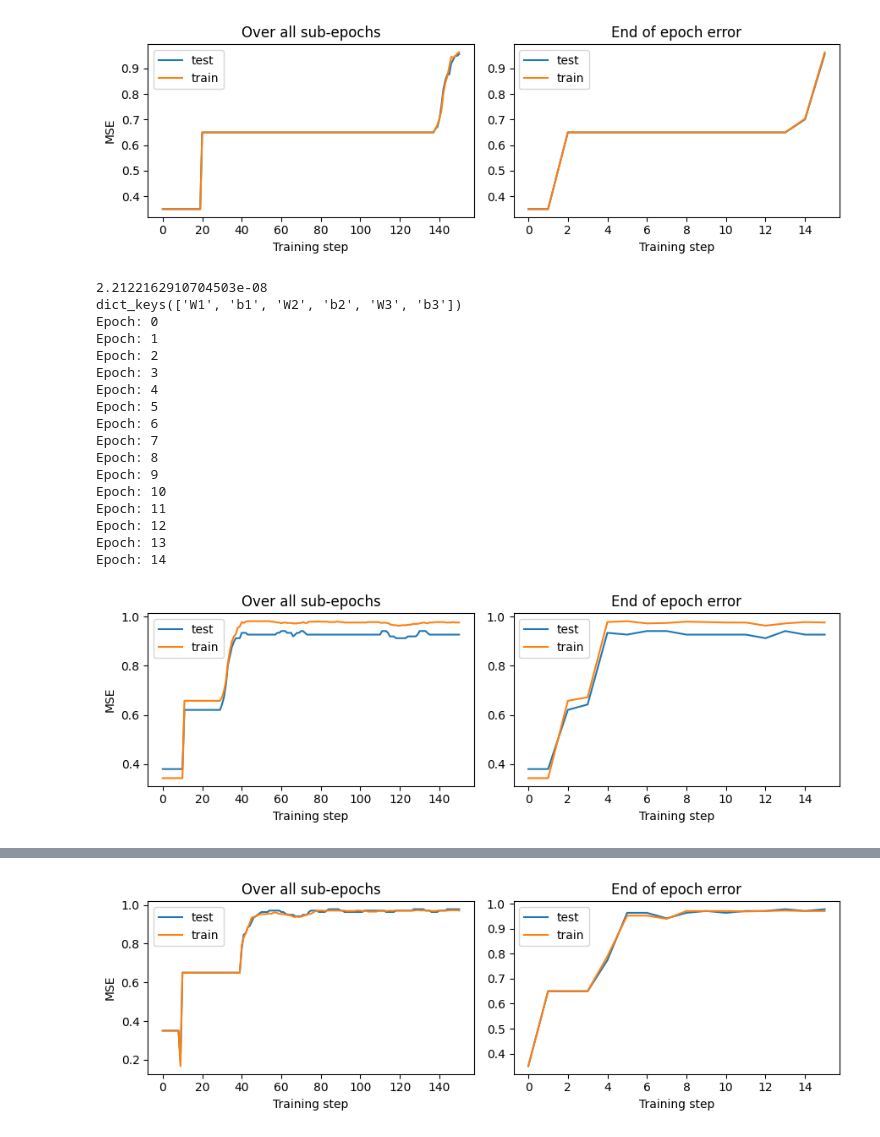
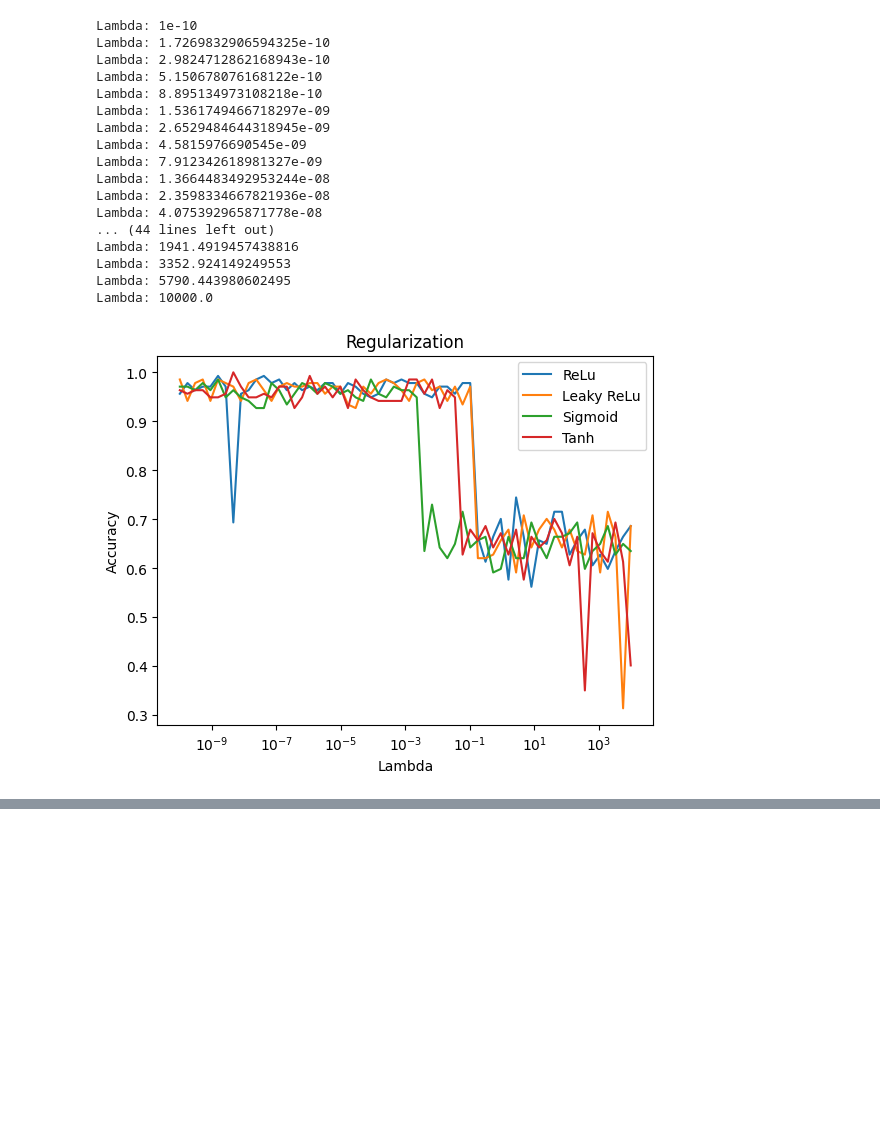
Before and after one commit to Trond01/Project2_FYS-STK4155, a Jupyter notebook: Runs/classification_experiment_d.ipynb, the cells around one changed output, grey strips where cells are left out. Drawn from its saved outputs; the diff is of its cells as text; code cells hidden in the pictures; blank space fills up the shorter version.

Commit message:
classification plots and initialization of neural network

```diff
--- a/Runs/classification_experiment_d.ipynb
+++ b/Runs/classification_experiment_d.ipynb
@@ -16,3 +14,7 @@ X, y = import_breast_cancer()
+# %%
+X, y = import_breast_cancer()
+X = jnp.array(X)
+y = jnp.array(y)
 # %%
 def single_run(X, y, lr, lam, hidden_layer_num, node_per_hidden, hidden_activation, test_index=None):
     layer_list = [X.shape[1]] + [node_per_hidden]*hidden_layer_num + [1]
@@ -78,0 +64,2 @@ Log run
+# %%
+activation_funcs = {"ReLu":nn.relu, "Leaky ReLu":nn.leaky_relu, "Sigmoid":nn.sigmoid, "Tanh":nn.tanh}
@@ -79,18 +68,30 @@ Log run
 # %%
-def search_lam():
-    lams = np.logspace(-8, 2, num=30)
-    test_errs = []
-    train_errs = []
-    for lam in lams:
-        print(lam)
-        result = single_run(X, y, lr=0.1, lam=lam, hidden_layer_num=2, node_per_hidden=5, hidden_activation=nn.leaky_relu)
-        test_errs.append(result["test_loss_list"][-1])
-        train_errs.append(result["train_loss_list"][-1])
+def search_lam(plot_or_not=False):
+    lams = np.logspace(-10, 4, num=60)
+    test_errs_all = {}
+    train_errs_all = {}
+    for act_func in activation_funcs.keys():
+        test_errs = []
+        train_errs = []
+        for lam in tqdm(lams):
+            tqdm.write(f"Lambda: {lam}")
+            result = single_run(X, y, lr=0.01, lam=lam, hidden_layer_num=3, node_per_hidden=5, hidden_activation=activation_funcs[act_func])
+            test_errs.append(result["test_loss_list"][-1])
+            train_errs.append(result["train_loss_list"][-1])
+        test_errs_all[act_func] = test_errs
+        train_errs_all[act_func] = train_errs
 
-    plt.plot(lams, test_errs)
-    plt.plot(lams, train_errs)
+        plt.plot(lams, test_errs, label=act_func)
+
+    plt.legend()
+    #plt.plot(lams, train_errs)
+    plt.title("Regularization")
+    plt.ylabel("Accuracy")
+    plt.xlabel("Lambda")
     plt.xscale("log")
     plt.show()
 
-search_lam()
+    return {"lams":lams, "test_error":test_errs, "train_error":train_errs}
+
+experiment = search_lam()
 # %% [output]
@@ -114,19 +149,18 @@ Epoch: 14
+Lambda: 1e-10
+Lambda: 1.7269832906594325e-10
+Lambda: 2.9824712862168943e-10
+Lambda: 5.150678076168122e-10
+Lambda: 8.895134973108218e-10
+Lambda: 1.5361749466718297e-09
+Lambda: 2.6529484644318945e-09
+Lambda: 4.5815976690545e-09
+Lambda: 7.912342618981327e-09
+Lambda: 1.3664483492953244e-08
+Lambda: 2.3598334667821936e-08
+Lambda: 4.075392965871778e-08
+... (44 lines left out)
+Lambda: 1941.4919457438816
+Lambda: 3352.924149249553
+Lambda: 5790.443980602495
+Lambda: 10000.0
-[figure, old version]
+[figure, new version]
-2.2122162910704503e-08
-dict_keys(['W1', 'b1', 'W2', 'b2', 'W3', 'b3'])
-Epoch: 0
-Epoch: 1
-Epoch: 2
-Epoch: 3
-Epoch: 4
-Epoch: 5
-Epoch: 6
-Epoch: 7
-Epoch: 8
-Epoch: 9
-Epoch: 10
-Epoch: 11
-Epoch: 12
-Epoch: 13
-Epoch: 14
-[figure, removed]
@@ -150 +166,0 @@ Epoch: 14
-[figure, removed]
```
Also changed, not shown: parts of 12 cells of this notebook, 2 other files.
